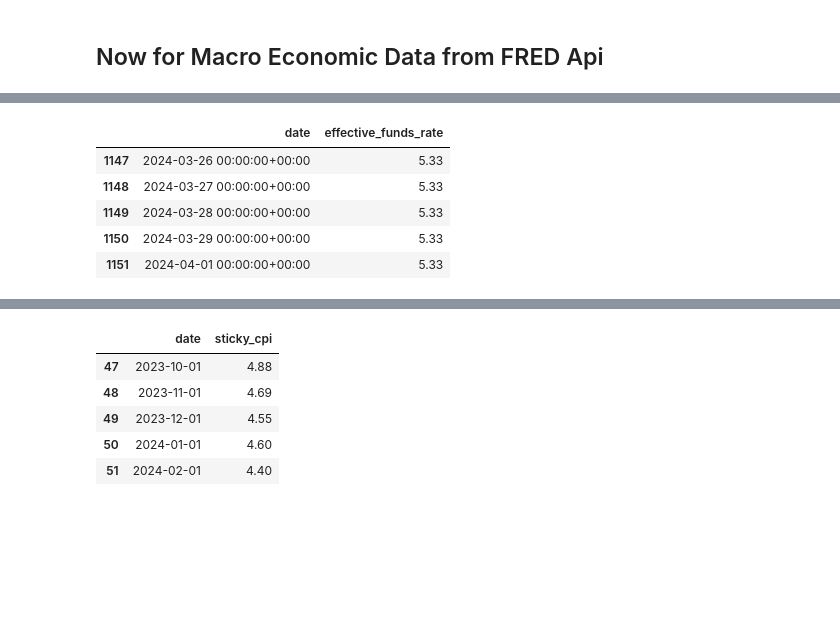
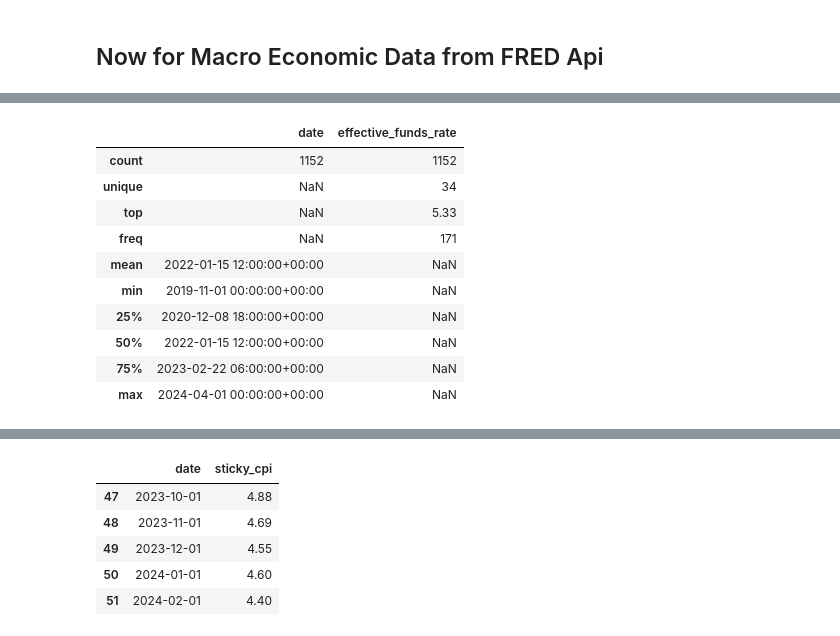
Before and after one commit to BrandynHamilton/mkrdao_port_mgmt, a Jupyter notebook: notebooks/exploratory.ipynb, the cells around one changed output, grey strips where cells are left out. Cells and saved outputs as stored; diff of their text form; code cells hidden in the pictures; blank space fills up the shorter version.

```diff
--- a/notebooks/exploratory.ipynb
+++ b/notebooks/exploratory.ipynb
@@ -1930,3 +2102,3 @@ sticky_index = pd.read_csv(spi_path)
 # %%
-eff_rate_path =  "C:\\Users\\brand\\Projects\\maker_port_mgmt\\data\\csv\\effective_federal_funds_rate.csv"
+eff_rate_path =  "../data/csv/effective_federal_funds_rate.csv"
 fed_funds_rate = pd.read_csv(eff_rate_path)
@@ -1936,11 +2122,16 @@ fed_funds_rate['date'] = pd.to_datetime(fed_funds_rate['date'])
 # %%
 fed_funds_rate['date'] = fed_funds_rate['date'].dt.tz_localize('UTC')
 # %%
-fed_funds_rate.tail()
+fed_funds_rate.describe()
 # %% [output]
 |  | date | effective_funds_rate |
-| 1147 | 2024-03-26 00:00:00+00:00 | 5.33 |
-| 1148 | 2024-03-27 00:00:00+00:00 | 5.33 |
-| 1149 | 2024-03-28 00:00:00+00:00 | 5.33 |
-| 1150 | 2024-03-29 00:00:00+00:00 | 5.33 |
-| 1151 | 2024-04-01 00:00:00+00:00 | 5.33 |
+| count | 1152 | 1152 |
+| unique | NaN | 34 |
+| top | NaN | 5.33 |
+| freq | NaN | 171 |
+| mean | 2022-01-15 12:00:00+00:00 | NaN |
+| min | 2019-11-01 00:00:00+00:00 | NaN |
+| 25% | 2020-12-08 18:00:00+00:00 | NaN |
+| 50% | 2022-01-15 12:00:00+00:00 | NaN |
+| 75% | 2023-02-22 06:00:00+00:00 | NaN |
+| max | 2024-04-01 00:00:00+00:00 | NaN |
```
Also changed, not shown: parts of 72 cells of this notebook, 1 other file.
